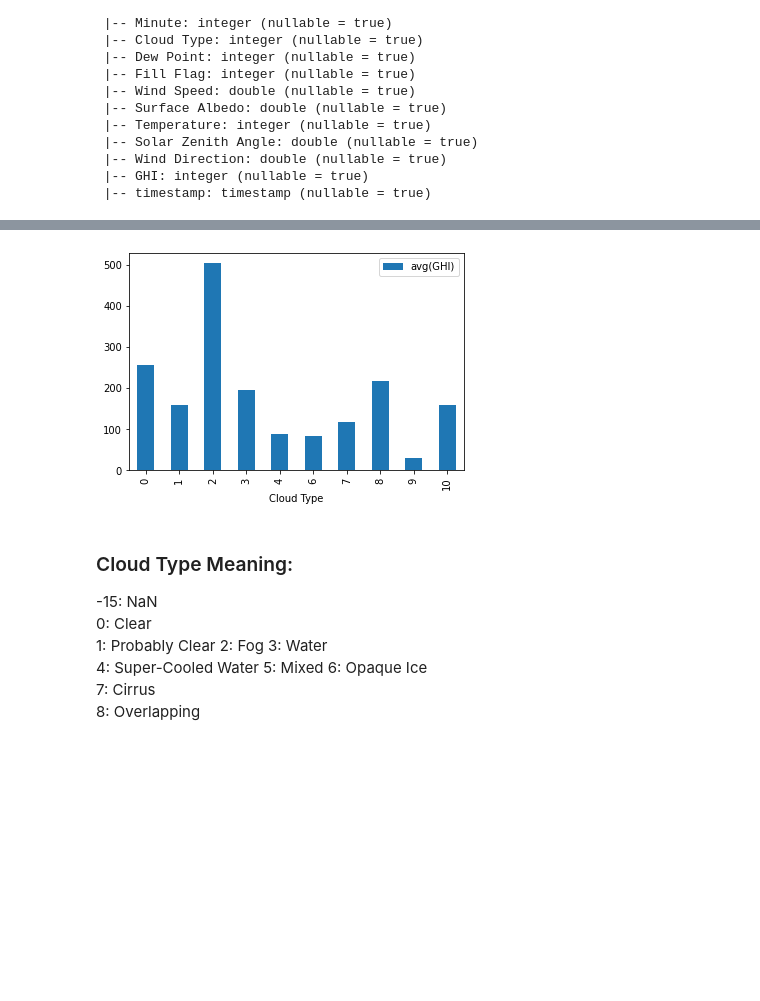
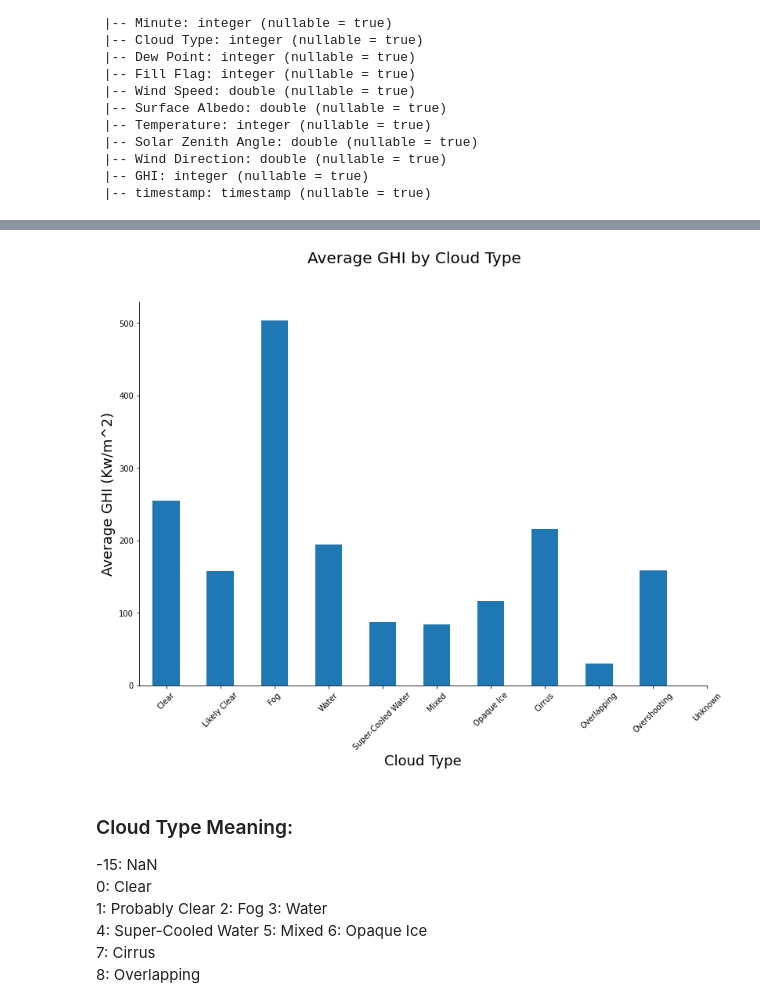
Before and after one commit to Dyllanjrusher/Solar_Irradiance_Prediction, a Jupyter notebook: notebooks/3.EDA.ipynb, the cells around one changed output, grey strips where cells are left out. Drawn from its saved outputs; the diff is of its cells as text; code cells hidden in the pictures; blank space fills up the shorter version.

```diff
--- a/notebooks/3.EDA.ipynb
+++ b/notebooks/3.EDA.ipynb
@@ -64,25 +76,31 @@ plt.show();
 # %%
 ### How do the different cloud types effect GHI?
-df.groupby('Cloud Type').mean('GHI').sort('Cloud Type').toPandas().plot.bar(x='Cloud Type', y='avg(GHI)')
+df.groupby('Cloud Type').mean('GHI').sort('Cloud Type').toPandas().plot.bar(figsize=(13, 9), x='Cloud Type', y='avg(GHI)', legend=False)
+plt.suptitle('Average GHI by Cloud Type', fontsize=20)
+plt.xlabel('Cloud Type', fontsize=18)
+plt.ylabel("Average GHI (Kw/m^2)", fontsize=18)
+labels = ['Clear', 'Likely Clear', 'Fog', 'Water', 'Super-Cooled Water', 'Mixed', 'Opaque Ice', 'Cirrus', 'Overlapping', 'Overshooting', 'Unknown']
+plt.xticks(range(0, 11), labels, rotation = 45)
+sns.despine()
 plt.show();
 
 ##Interestingly, fog seems to amplify the GHI
 #Even though the Direct Normal Irradiance (DNI) goes down, the Diffuse Horizontal Irradiance (DIF) likely
 #Goes up do to the diffusion of the rays scattering in the low lying fog.
 #Whether or not DIF is beneficial for solar panels is up for question given that solar arrays are usually
 #set up to capture the Direct Normal Irradiance primarilly.
 
 #GHI = DNI*DIF*cos(solar_zenith)
 
 
 ##Also note that overshooting clouds reduce the GHI the most.
 #The Anvil shaped cloud top prevents the DNI contribution
 #And the height of the cloud from the ground prevents a significant diffusion (DIF) contribution
 
 #The cirrus clouds also reduce the GHI more than expected. I would suspect that they reduce GHI less
 #due to their thin, wispy nature.
 # %% [output]
-[figure, old version]
+[figure, new version]
 # %% [markdown]
 ### Cloud Type Meaning:
 
```
Also changed, not shown: parts of 6 cells of this notebook, 15 other files.
